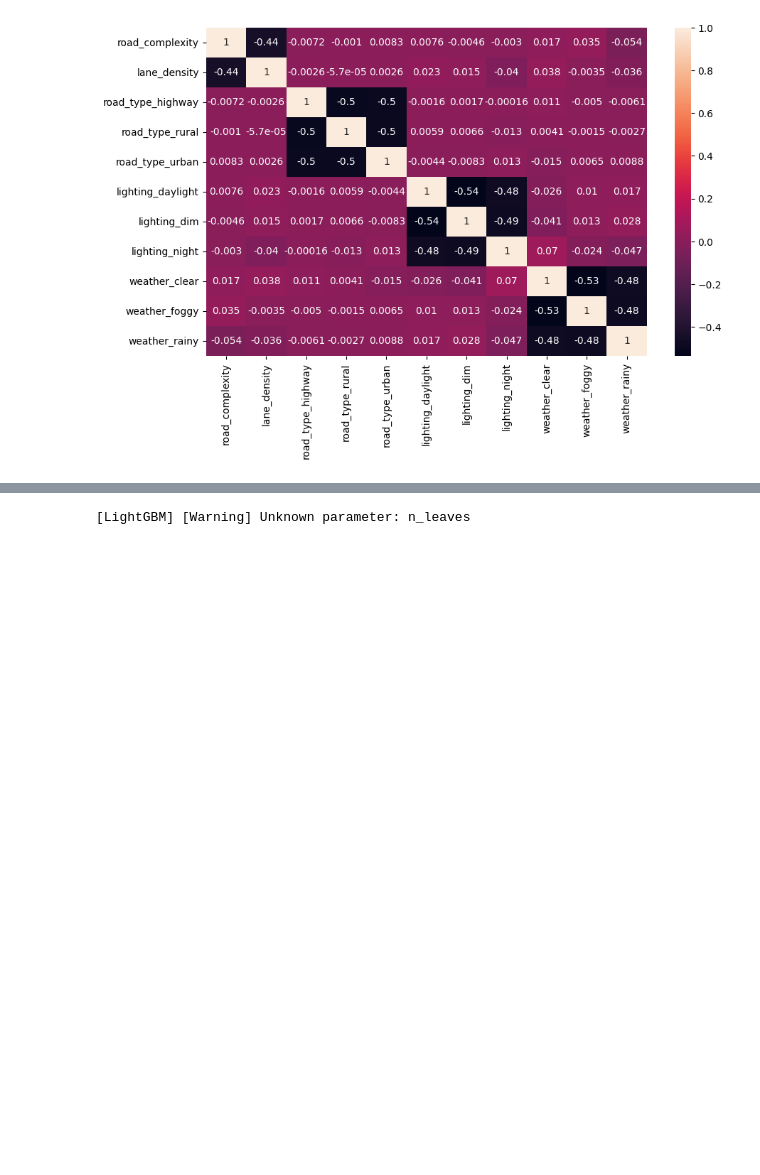
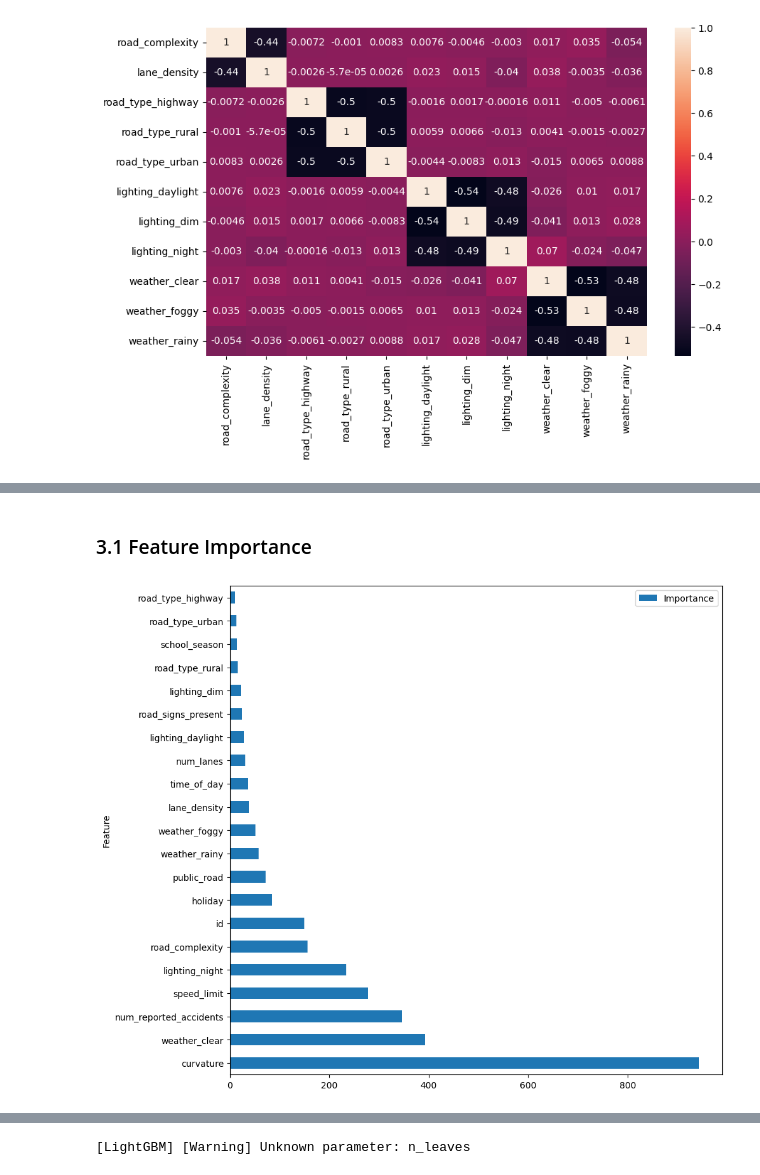
Before and after one commit to ChisomNwankwo/Predicting-Road-Accident-Risk, a Jupyter notebook: predicting-road-accident-risk.ipynb, the cells around one changed output, grey strips where cells are left out. Saved outputs shown, nothing was run; the diff lists cells and outputs as text; code cells hidden in the pictures; blank space fills up the shorter version.

Commit message:
Kaggle Notebook | Predicting Road Accident Risk | Version 5

```diff
--- a/predicting-road-accident-risk.ipynb
+++ b/predicting-road-accident-risk.ipynb
@@ -164,7 +165,7 @@ X_train, X_val, y_train, y_val = train_test_split(X_scaled, y, test_size= 0.2, r
 # %%
 #model
 
-lg = LGBMRegressor(
+model = LGBMRegressor(
        n_estimators = 100,
         n_leaves = 31,
         reg_alpha = 0.0,
@@ -172,11 +173,11 @@ lg = LGBMRegressor(
         max_depth = -1,
         learning_rate = 0.1,
 )
-lg.fit(X_train,y_train)
+model.fit(X_train,y_train)
 
-lg_model = lg.predict(X_val)
+y_pred = model.predict(X_val)
 
-np.sqrt(mean_squared_error(y_val,lg_model))/y.mean()
+np.sqrt(mean_squared_error(y_val,y_pred))/y.mean()
 # %% [output]
 [LightGBM] [Warning] Unknown parameter: n_leaves
 [LightGBM] [Warning] Unknown parameter: n_leaves
@@ -192,0 +274,14 @@ And if memory is not enough, you can set `force_col_wise=true`.
+# %% [markdown]
+### 3.1 Feature Importance
+# %%
+#match importance to feature name
+
+feature_importances = pd.DataFrame({
+    'Feature': X.columns,
+    'Importance': lg.feature_importances_
+}).sort_values(by='Importance', ascending=False)
+
+#plot
+feature_importances.plot.barh(x='Feature',y='Importance',figsize=(10,10));
+# %% [output]
+[figure, added]
```
Also changed, not shown: parts of 10 cells of this notebook.
